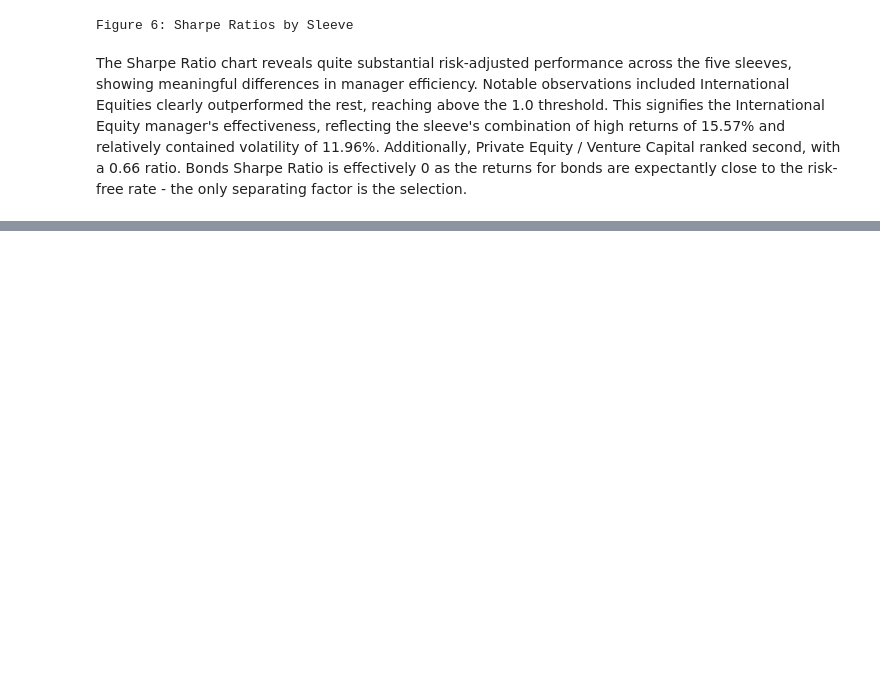
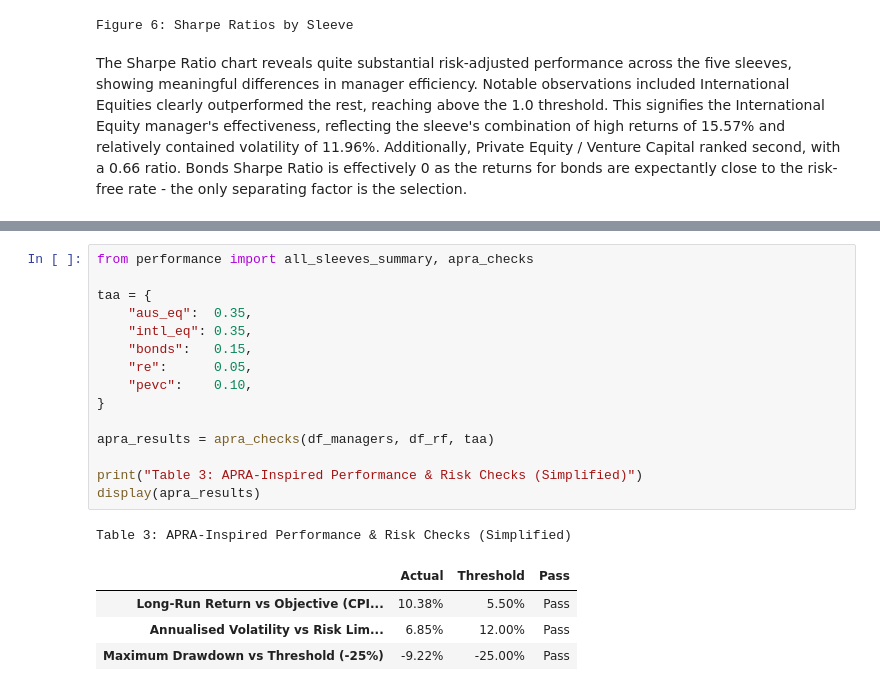
Before and after one commit to afperry2/FINM3422-Group-8-Task-2, a Jupyter notebook: notebook/multi-asset_portfolio_performance_report.ipynb, the cells around one changed output, grey strips where cells are left out. Cells and saved outputs as stored; diff of their text form; blank space fills up the shorter version.

Commit message:
3.2 risk checks

```diff
--- a/notebook/multi-asset_portfolio_performance_report.ipynb
+++ b/notebook/multi-asset_portfolio_performance_report.ipynb
@@ -263,0 +286,21 @@ The Sharpe Ratio chart reveals quite substantial risk-adjusted performance acros
+# %%
+from performance import all_sleeves_summary, apra_checks
+
+taa = {
+    "aus_eq":  0.35,
+    "intl_eq": 0.35,
+    "bonds":   0.15,
+    "re":      0.05,
+    "pevc":    0.10,
+}
+
+apra_results = apra_checks(df_managers, df_rf, taa)
+
+print("Table 3: APRA-Inspired Performance & Risk Checks (Simplified)")
+display(apra_results)
+# %% [output]
+Table 3: APRA-Inspired Performance & Risk Checks (Simplified)
+|  | Actual | Threshold | Pass |
+| Long-Run Return vs Objective (CPI... | 10.38% | 5.50% | Pass |
+| Annualised Volatility vs Risk Lim... | 6.85% | 12.00% | Pass |
+| Maximum Drawdown vs Threshold (-25%) | -9.22% | -25.00% | Pass |
```
Also changed, not shown: parts of 5 cells of this notebook.
